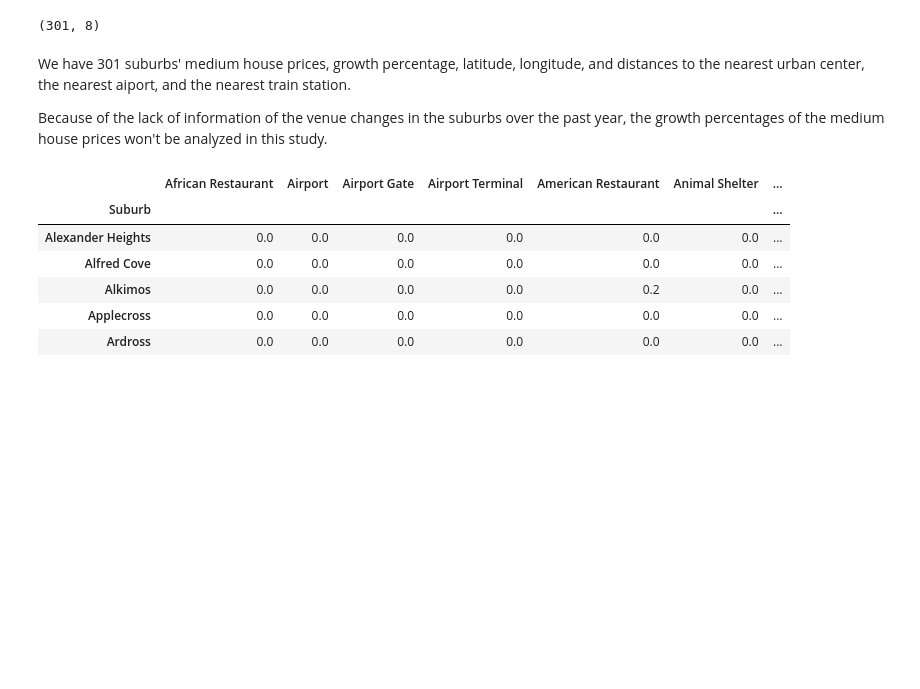
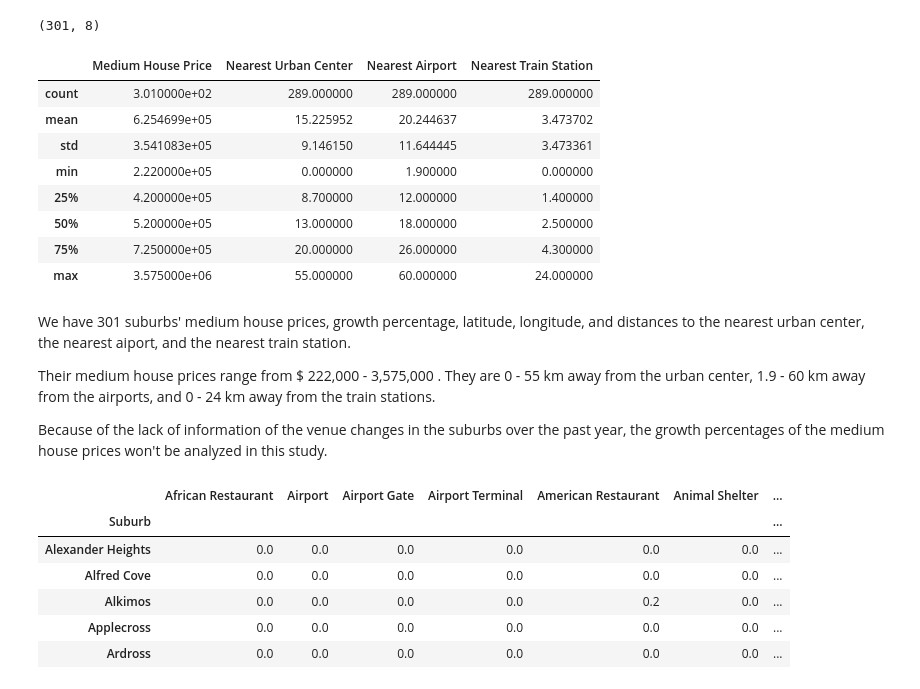
Before and after one commit to xc-liu/Relationship-between-amenities-and-house-prices, a Jupyter notebook: Notebooks/EDA.ipynb, the cells around one changed output. Cells and saved outputs as stored; diff of their text form; code cells hidden in the pictures; blank space fills up the shorter version.

```diff
--- a/Notebooks/EDA.ipynb
+++ b/Notebooks/EDA.ipynb
@@ -42,9 +42,23 @@ perth_suburbs.head()
 perth_suburbs.shape
 # %% [output]
 (301, 8)
+# %%
+perth_suburbs[['Medium House Price', 'Nearest Urban Center', 'Nearest Airport', 'Nearest Train Station']].describe()
+# %% [output]
+|  | Medium House Price | Nearest Urban Center | Nearest Airport | Nearest Train Station |
+| count | 3.010000e+02 | 289.000000 | 289.000000 | 289.000000 |
+| mean | 6.254699e+05 | 15.225952 | 20.244637 | 3.473702 |
+| std | 3.541083e+05 | 9.146150 | 11.644445 | 3.473361 |
+| min | 2.220000e+05 | 0.000000 | 1.900000 | 0.000000 |
+| 25% | 4.200000e+05 | 8.700000 | 12.000000 | 1.400000 |
+| 50% | 5.200000e+05 | 13.000000 | 18.000000 | 2.500000 |
+| 75% | 7.250000e+05 | 20.000000 | 26.000000 | 4.300000 |
+| max | 3.575000e+06 | 55.000000 | 60.000000 | 24.000000 |
 # %% [markdown]
 We have 301 suburbs' medium house prices, growth percentage, latitude, longitude, and distances to the nearest urban center, the nearest aiport, and the nearest train station.
 
+Their medium house prices range from $ 222,000 - 3,575,000 . They are 0 - 55 km away from the urban center, 1.9 - 60 km away from the airports, and 0 - 24 km away from the train stations.
+
 Because of the lack of information of the venue changes in the suburbs over the past year, the growth percentages of the medium house prices won't be analyzed in this study.
 # %%
 perth_venues = pd.read_csv('../Data/Perth_Venues.csv', index_col=0)
```
Also changed, not shown: parts of 1 cell of this notebook.
